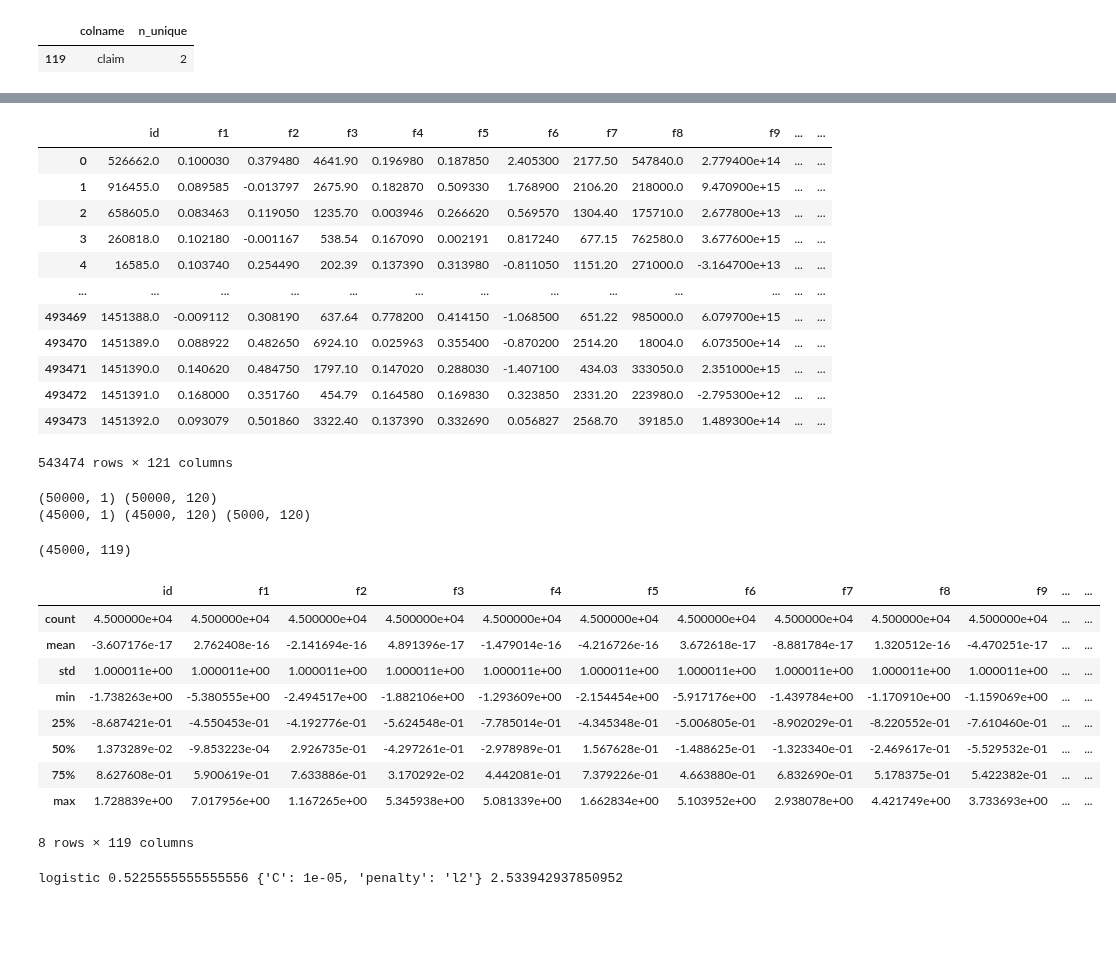
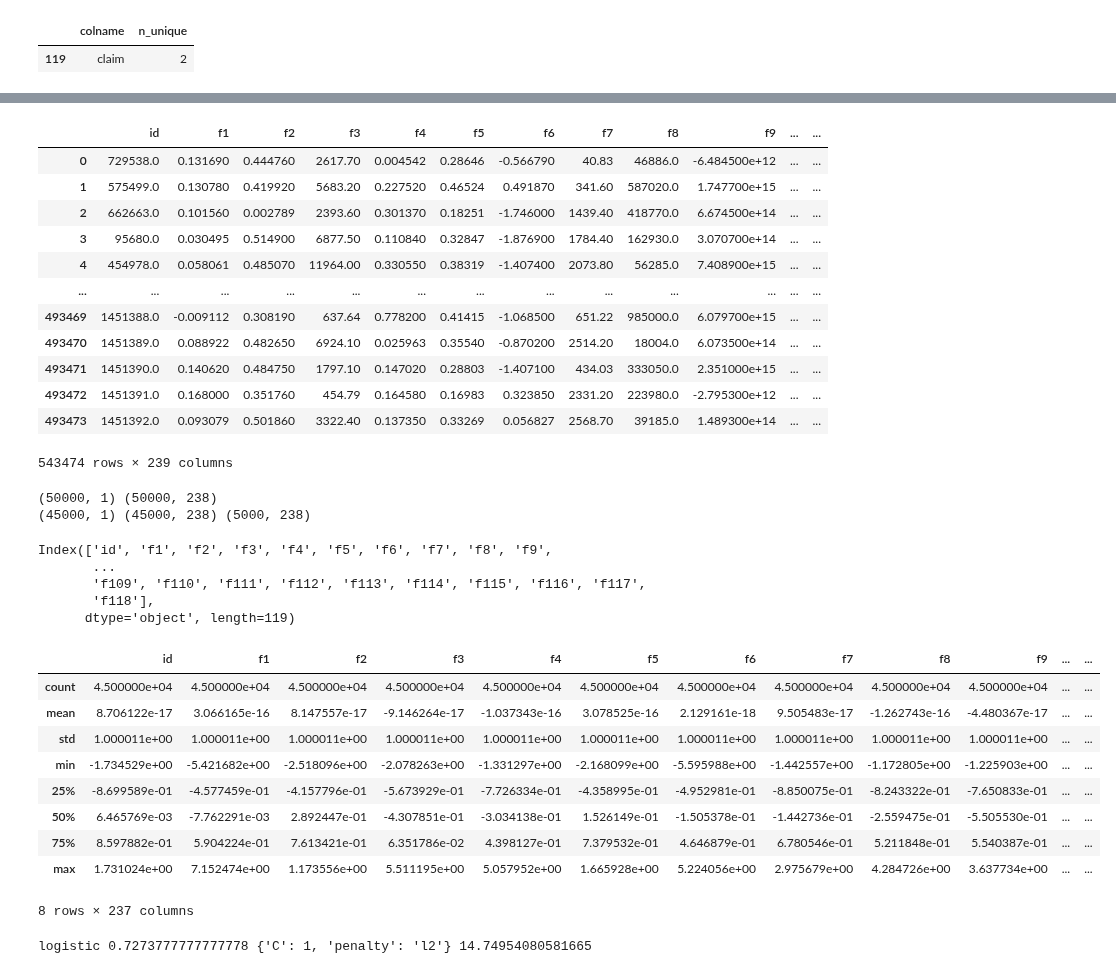
Before and after one commit to MykolaPinchuk/Kaggle, a Jupyter notebook: sep21-playgr.ipynb, the cells around one changed output, grey strips where cells are left out. Drawn from its saved outputs; the diff is of its cells as text; code cells hidden in the pictures; blank space fills up the shorter version.

```diff
--- a/sep21-playgr.ipynb
+++ b/sep21-playgr.ipynb
@@ -72,0 +71,12 @@ un_colval.loc[un_colval.n_unique < 100]
+# %%
+# given huge difference in accuracy with and without missing values, i suggest creating dummies for them.
+# to write more general code, will have to create union of mis_cols for train and test.
+
+train_mis_cols = [col for col in train.columns if train[col].isnull().any()]
+test_mis_cols = [col for col in test.columns if test[col].isnull().any()]
+
+for col in train_mis_cols:
+    train[col + '_miss'] = (train[col].isnull()).astype(int)
+
+for col in test_mis_cols:
+    test[col + '_miss'] = (test[col].isnull()).astype(int)
@@ -109,18 +135,18 @@ df.columns = newcolnames
 df
 # %% [output]
 |  | id | f1 | f2 | f3 | f4 | f5 | f6 | f7 | f8 | f9 | ... | ... |
-| 0 | 526662.0 | 0.100030 | 0.379480 | 4641.90 | 0.196980 | 0.187850 | 2.405300 | 2177.50 | 547840.0 | 2.779400e+14 | ... | ... |
-| 1 | 916455.0 | 0.089585 | -0.013797 | 2675.90 | 0.182870 | 0.509330 | 1.768900 | 2106.20 | 218000.0 | 9.470900e+15 | ... | ... |
-| 2 | 658605.0 | 0.083463 | 0.119050 | 1235.70 | 0.003946 | 0.266620 | 0.569570 | 1304.40 | 175710.0 | 2.677800e+13 | ... | ... |
-| 3 | 260818.0 | 0.102180 | -0.001167 | 538.54 | 0.167090 | 0.002191 | 0.817240 | 677.15 | 762580.0 | 3.677600e+15 | ... | ... |
-| 4 | 16585.0 | 0.103740 | 0.254490 | 202.39 | 0.137390 | 0.313980 | -0.811050 | 1151.20 | 271000.0 | -3.164700e+13 | ... | ... |
+| 0 | 729538.0 | 0.131690 | 0.444760 | 2617.70 | 0.004542 | 0.28646 | -0.566790 | 40.83 | 46886.0 | -6.484500e+12 | ... | ... |
+| 1 | 575499.0 | 0.130780 | 0.419920 | 5683.20 | 0.227520 | 0.46524 | 0.491870 | 341.60 | 587020.0 | 1.747700e+15 | ... | ... |
+| 2 | 662663.0 | 0.101560 | 0.002789 | 2393.60 | 0.301370 | 0.18251 | -1.746000 | 1439.40 | 418770.0 | 6.674500e+14 | ... | ... |
+| 3 | 95680.0 | 0.030495 | 0.514900 | 6877.50 | 0.110840 | 0.32847 | -1.876900 | 1784.40 | 162930.0 | 3.070700e+14 | ... | ... |
+| 4 | 454978.0 | 0.058061 | 0.485070 | 11964.00 | 0.330550 | 0.38319 | -1.407400 | 2073.80 | 56285.0 | 7.408900e+15 | ... | ... |
 | ... | ... | ... | ... | ... | ... | ... | ... | ... | ... | ... | ... | ... |
-| 493469 | 1451388.0 | -0.009112 | 0.308190 | 637.64 | 0.778200 | 0.414150 | -1.068500 | 651.22 | 985000.0 | 6.079700e+15 | ... | ... |
-| 493470 | 1451389.0 | 0.088922 | 0.482650 | 6924.10 | 0.025963 | 0.355400 | -0.870200 | 2514.20 | 18004.0 | 6.073500e+14 | ... | ... |
-| 493471 | 1451390.0 | 0.140620 | 0.484750 | 1797.10 | 0.147020 | 0.288030 | -1.407100 | 434.03 | 333050.0 | 2.351000e+15 | ... | ... |
-| 493472 | 1451391.0 | 0.168000 | 0.351760 | 454.79 | 0.164580 | 0.169830 | 0.323850 | 2331.20 | 223980.0 | -2.795300e+12 | ... | ... |
-| 493473 | 1451392.0 | 0.093079 | 0.501860 | 3322.40 | 0.137390 | 0.332690 | 0.056827 | 2568.70 | 39185.0 | 1.489300e+14 | ... | ... |
+| 493469 | 1451388.0 | -0.009112 | 0.308190 | 637.64 | 0.778200 | 0.41415 | -1.068500 | 651.22 | 985000.0 | 6.079700e+15 | ... | ... |
+| 493470 | 1451389.0 | 0.088922 | 0.482650 | 6924.10 | 0.025963 | 0.35540 | -0.870200 | 2514.20 | 18004.0 | 6.073500e+14 | ... | ... |
+| 493471 | 1451390.0 | 0.140620 | 0.484750 | 1797.10 | 0.147020 | 0.28803 | -1.407100 | 434.03 | 333050.0 | 2.351000e+15 | ... | ... |
+| 493472 | 1451391.0 | 0.168000 | 0.351760 | 454.79 | 0.164580 | 0.16983 | 0.323850 | 2331.20 | 223980.0 | -2.795300e+12 | ... | ... |
+| 493473 | 1451392.0 | 0.093079 | 0.501860 | 3322.40 | 0.137350 | 0.33269 | 0.056827 | 2568.70 | 39185.0 | 1.489300e+14 | ... | ... |
-543474 rows × 121 columns
+543474 rows × 239 columns
 # %%
 ### 3. ###
 
@@ -147,37 +173,41 @@ X_train, X_test, y_train, y_test = train_test_split(X_train, y_train, test_size=
 
 print(y_train.shape, X_train.shape, X_test.shape)
 # %% [output]
-(50000, 1) (50000, 120)
-(45000, 1) (45000, 120) (5000, 120)
+(50000, 1) (50000, 238)
+(45000, 1) (45000, 238) (5000, 238)
 # %%
 X_train.drop(columns = ['sample'], inplace=True)
 X_test.drop(columns = ['sample'], inplace=True)
 X_pred.drop(columns = ['sample'], inplace=True)
-# %%
-X_train.shape
-# %% [output]
-(45000, 119)
+# %%
+X_train.columns[0:119]
+# %% [output]
+Index(['id', 'f1', 'f2', 'f3', 'f4', 'f5', 'f6', 'f7', 'f8', 'f9',
+       ...
+       'f109', 'f110', 'f111', 'f112', 'f113', 'f114', 'f115', 'f116', 'f117',
+       'f118'],
+      dtype='object', length=119)
 # %%
 ### 6. Scaling ###
 
 ss = StandardScaler()
 
-for i in X_train.columns:
+for i in X_train.columns[0:119]:
     X_train[[i]] = ss.fit_transform(X_train[[i]])
     X_test[[i]] = ss.transform(X_test[[i]])
 
 X_train.describe()
 # %% [output]
 |  | id | f1 | f2 | f3 | f4 | f5 | f6 | f7 | f8 | f9 | ... | ... |
 | count | 4.500000e+04 | 4.500000e+04 | 4.500000e+04 | 4.500000e+04 | 4.500000e+04 | 4.500000e+04 | 4.500000e+04 | 4.500000e+04 | 4.500000e+04 | 4.500000e+04 | ... | ... |
-| mean | -3.607176e-17 | 2.762408e-16 | -2.141694e-16 | 4.891396e-17 | -1.479014e-16 | -4.216726e-16 | 3.672618e-17 | -8.881784e-17 | 1.320512e-16 | -4.470251e-17 | ... | ... |
+| mean | 8.706122e-17 | 3.066165e-16 | 8.147557e-17 | -9.146264e-17 | -1.037343e-16 | 3.078525e-16 | 2.129161e-18 | 9.505483e-17 | -1.262743e-16 | -4.480367e-17 | ... | ... |
 | std | 1.000011e+00 | 1.000011e+00 | 1.000011e+00 | 1.000011e+00 | 1.000011e+00 | 1.000011e+00 | 1.000011e+00 | 1.000011e+00 | 1.000011e+00 | 1.000011e+00 | ... | ... |
-| min | -1.738263e+00 | -5.380555e+00 | -2.494517e+00 | -1.882106e+00 | -1.293609e+00 | -2.154454e+00 | -5.917176e+00 | -1.439784e+00 | -1.170910e+00 | -1.159069e+00 | ... | ... |
-| 25% | -8.687421e-01 | -4.550453e-01 | -4.192776e-01 | -5.624548e-01 | -7.785014e-01 | -4.345348e-01 | -5.006805e-01 | -8.902029e-01 | -8.220552e-01 | -7.610460e-01 | ... | ... |
-| 50% | 1.373289e-02 | -9.853223e-04 | 2.926735e-01 | -4.297261e-01 | -2.978989e-01 | 1.567628e-01 | -1.488625e-01 | -1.323340e-01 | -2.469617e-01 | -5.529532e-01 | ... | ... |
-| 75% | 8.627608e-01 | 5.900619e-01 | 7.633886e-01 | 3.170292e-02 | 4.442081e-01 | 7.379226e-01 | 4.663880e-01 | 6.832690e-01 | 5.178375e-01 | 5.422382e-01 | ... | ... |
-| max | 1.728839e+00 | 7.017956e+00 | 1.167265e+00 | 5.345938e+00 | 5.081339e+00 | 1.662834e+00 | 5.103952e+00 | 2.938078e+00 | 4.421749e+00 | 3.733693e+00 | ... | ... |
+| min | -1.734529e+00 | -5.421682e+00 | -2.518096e+00 | -2.078263e+00 | -1.331297e+00 | -2.168099e+00 | -5.595988e+00 | -1.442557e+00 | -1.172805e+00 | -1.225903e+00 | ... | ... |
+| 25% | -8.699589e-01 | -4.577459e-01 | -4.157796e-01 | -5.673929e-01 | -7.726334e-01 | -4.358995e-01 | -4.952981e-01 | -8.850075e-01 | -8.243322e-01 | -7.650833e-01 | ... | ... |
+| 50% | 6.465769e-03 | -7.762291e-03 | 2.892447e-01 | -4.307851e-01 | -3.034138e-01 | 1.526149e-01 | -1.505378e-01 | -1.442736e-01 | -2.559475e-01 | -5.505530e-01 | ... | ... |
+| 75% | 8.597882e-01 | 5.904224e-01 | 7.613421e-01 | 6.351786e-02 | 4.398127e-01 | 7.379532e-01 | 4.646879e-01 | 6.780546e-01 | 5.211848e-01 | 5.540387e-01 | ... | ... |
+| max | 1.731024e+00 | 7.152474e+00 | 1.173556e+00 | 5.511195e+00 | 5.057952e+00 | 1.665928e+00 | 5.224056e+00 | 2.975679e+00 | 4.284726e+00 | 3.637734e+00 | ... | ... |
-8 rows × 119 columns
+8 rows × 237 columns
 # %%
 ### 7. Model fitting ###
 
@@ -185,15 +215,15 @@ time1 = time.time()
 
 log_rg = LogisticRegression()
 
-grid_values = {'penalty': ['l2'], 'C': [0.00001, 0.0001, 0.001, 0.01]}
+grid_values = {'penalty': ['l2'], 'C': [0.01, 0.1, 0.3, 1, 3, 10]}
 
 lr = GridSearchCV(log_rg, param_grid = grid_values, cv=4)
 lr.fit(X_train, y_train)
 
 print('logistic', lr.best_score_, lr.best_params_, time.time()-time1)
-# after dropping missing I had 86%...
+# after dropping missing I had 86%. while imputing them with median, i had 52%. with miss dummies, 73%.
 # %% [output]
-logistic 0.5225555555555556 {'C': 1e-05, 'penalty': 'l2'} 2.533942937850952
+logistic 0.7273777777777778 {'C': 1, 'penalty': 'l2'} 14.74954080581665
 # %%
 time1 = time.time()
 
```
Also changed, not shown: parts of 5 cells of this notebook.
